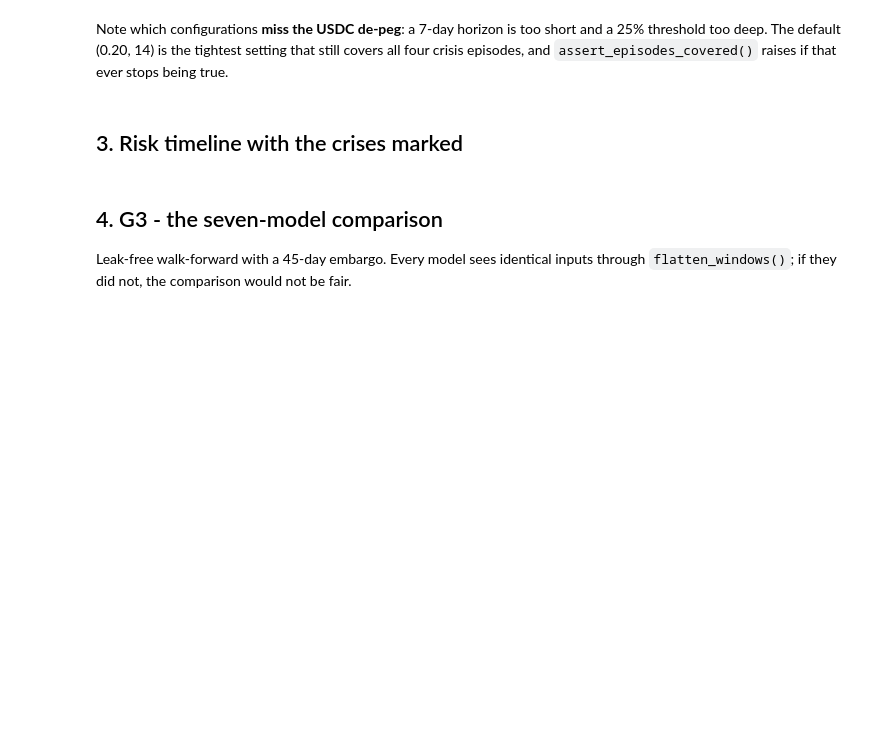
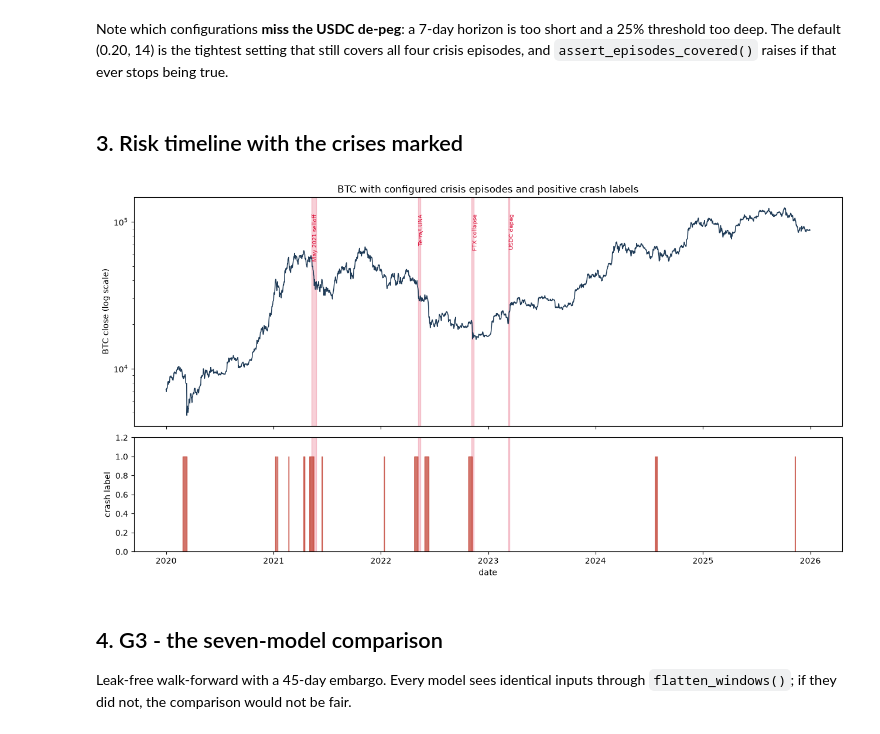
Before and after one commit to Arknight007/BOLT-Blockchain-Orchestrated-Learning-for-Transactional-Systemic-risk, a Jupyter notebook: notebooks/demo.ipynb, the cells around one changed output. Saved outputs shown, nothing was run; the diff lists cells and outputs as text; code cells hidden in the pictures; blank space fills up the shorter version.

```diff
--- a/notebooks/demo.ipynb
+++ b/notebooks/demo.ipynb
@@ -78,22 +127,24 @@ that ever stops being true.
 # %%
 btc = panel.xs('BTC', level='asset')
 fig, (ax1, ax2) = plt.subplots(2, 1, figsize=(13, 7), sharex=True,
                                gridspec_kw={'height_ratios': [2, 1]})
 ax1.plot(btc.index, btc['close'], lw=1.1, color='#1f3b57')
 ax1.set_yscale('log'); ax1.set_ylabel('BTC close (log scale)')
 ax1.set_title('BTC with configured crisis episodes and positive crash labels')
 
 for ep in cfg.episodes:
     for ax in (ax1, ax2):
         ax.axvspan(pd.Timestamp(ep.start, tz='UTC'),
                    pd.Timestamp(ep.end, tz='UTC'), color='crimson', alpha=0.20)
     ax1.text(pd.Timestamp(ep.start, tz='UTC'), btc['close'].max() * 0.9,
              ep.name, rotation=90, fontsize=7, va='top', color='crimson')
 
 ax2.fill_between(btc.index, btc['label'].fillna(0), step='mid',
                  color='#c0392b', alpha=0.7)
 ax2.set_ylabel('crash label'); ax2.set_ylim(0, 1.2); ax2.set_xlabel('date')
-plt.tight_layout(); plt.show()
+plt.tight_layout(); plt.show(); plt.close(fig)
+# %% [output]
+[figure, added]
 # %% [markdown]
 ## 4. G3 - the seven-model comparison
 
```
Also changed, not shown: parts of 13 cells of this notebook, 6 other files.
